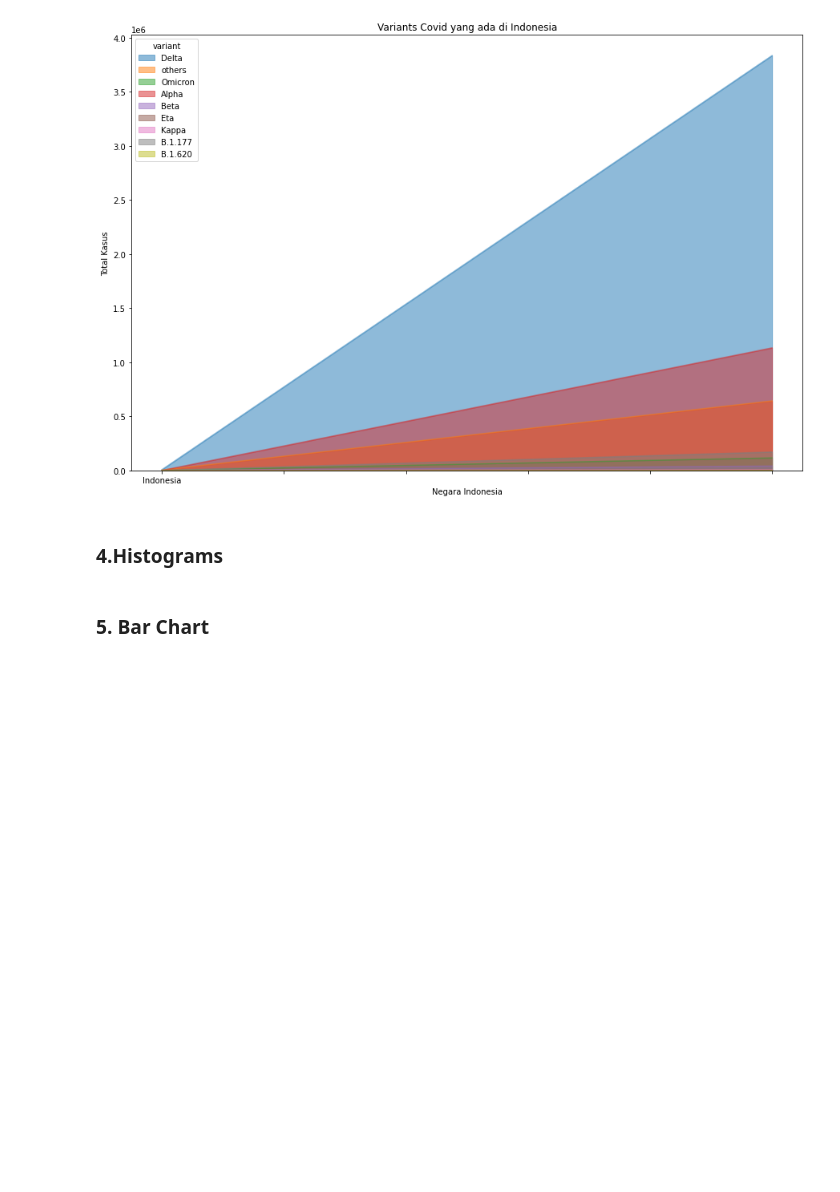
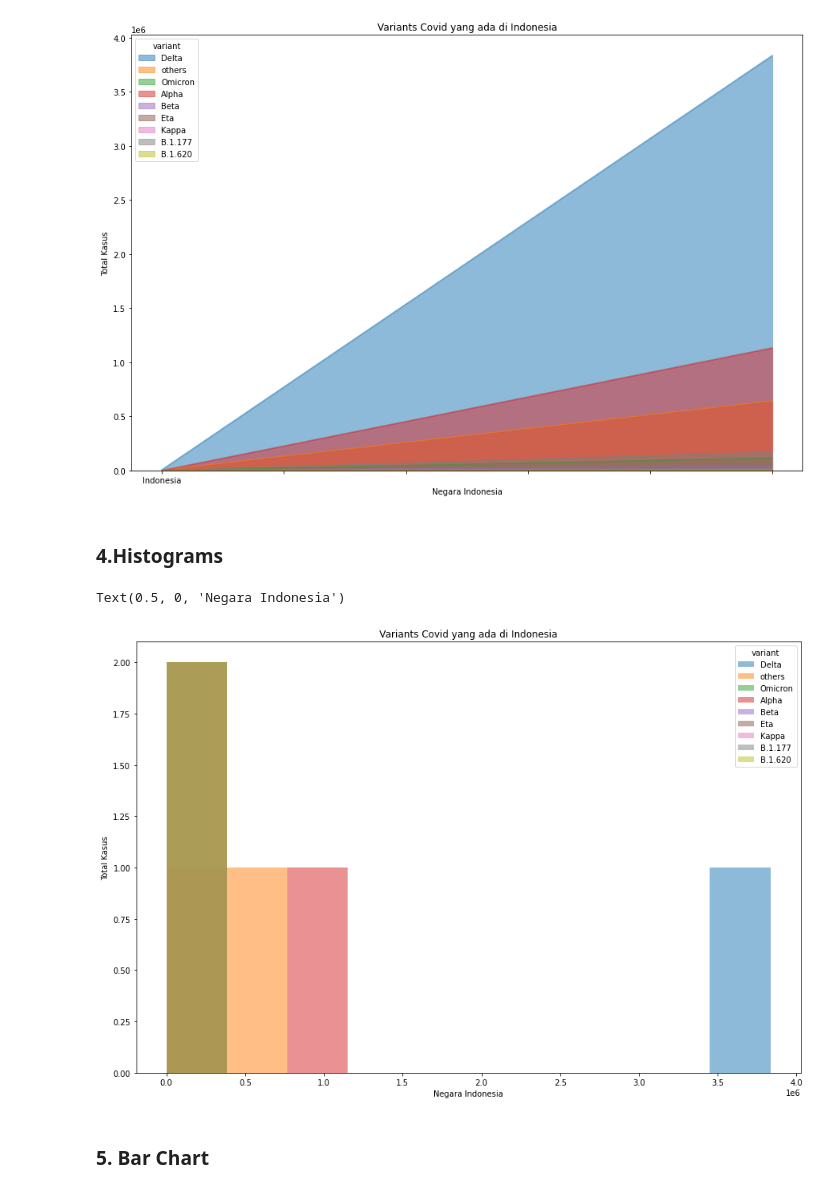
Before and after one commit to AbdulHafidh-AI/Praktikum-Visualisasi-Data, a Jupyter notebook: 2008107010056_AbdulHafidh_Tugas2.ipynb, the cells around one changed output. Drawn from its saved outputs; the diff is of its cells as text; code cells hidden in the pictures; blank space fills up the shorter version.

```diff
--- a/2008107010056_AbdulHafidh_Tugas2.ipynb
+++ b/2008107010056_AbdulHafidh_Tugas2.ipynb
@@ -326,5 +327,18 @@ Text(0.5, 0, 'Negara Indonesia')
 [figure]
 # %% [markdown]
 ### 4.Histograms
+# %%
+covid.index = covid.index.map(str)
+covid.plot(kind='hist',
+             alpha=0.5,
+             stacked=False,
+             figsize=(15, 10))  # pass a tuple (x, y) size
+
+plt.title('Variants Covid yang ada di Indonesia')
+plt.ylabel('Total Kasus')
+plt.xlabel('Negara Indonesia')
+# %% [output]
+Text(0.5, 0, 'Negara Indonesia')
+[figure, added]
 # %% [markdown]
 ### 5. Bar Chart
```
Also changed, not shown: parts of 2 cells of this notebook.
